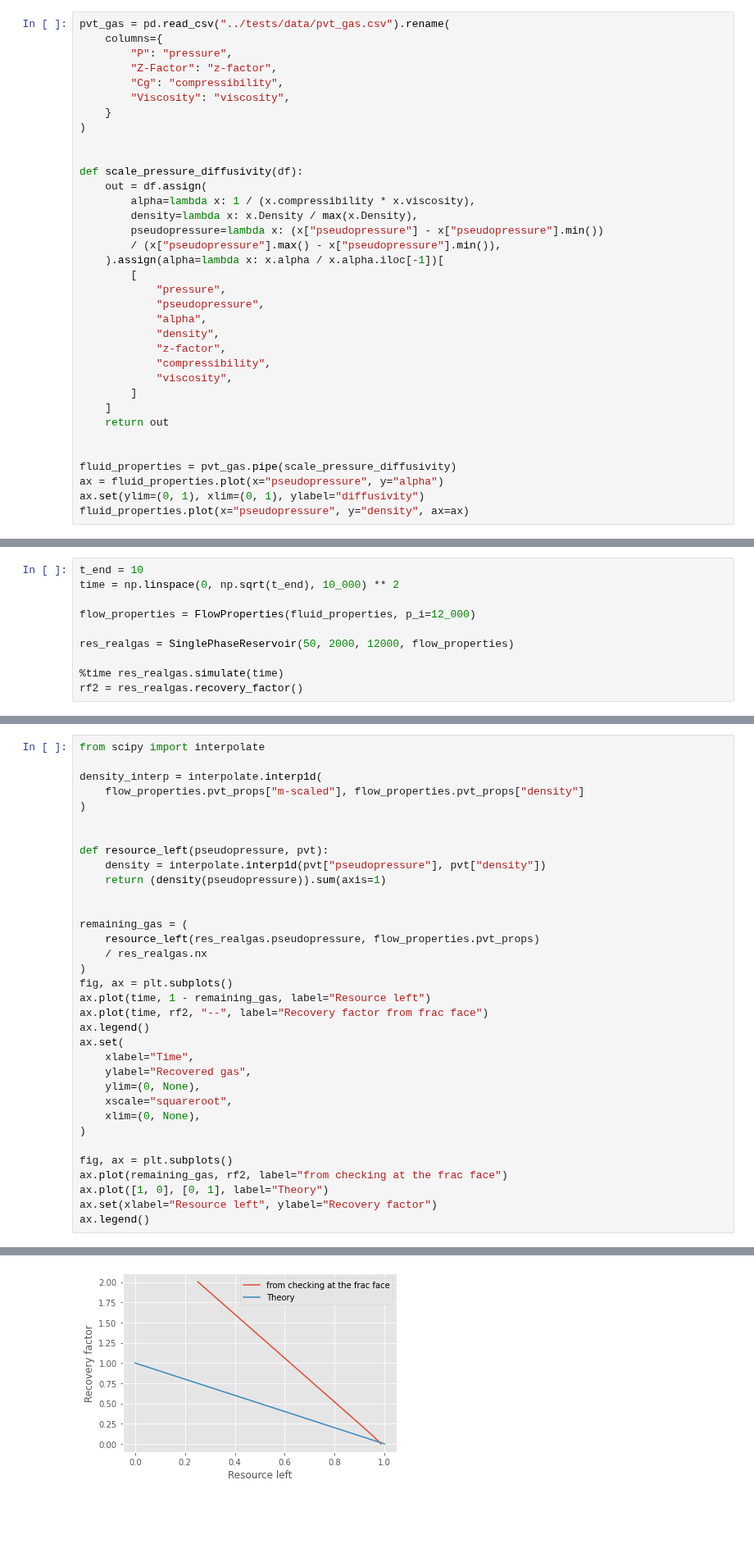
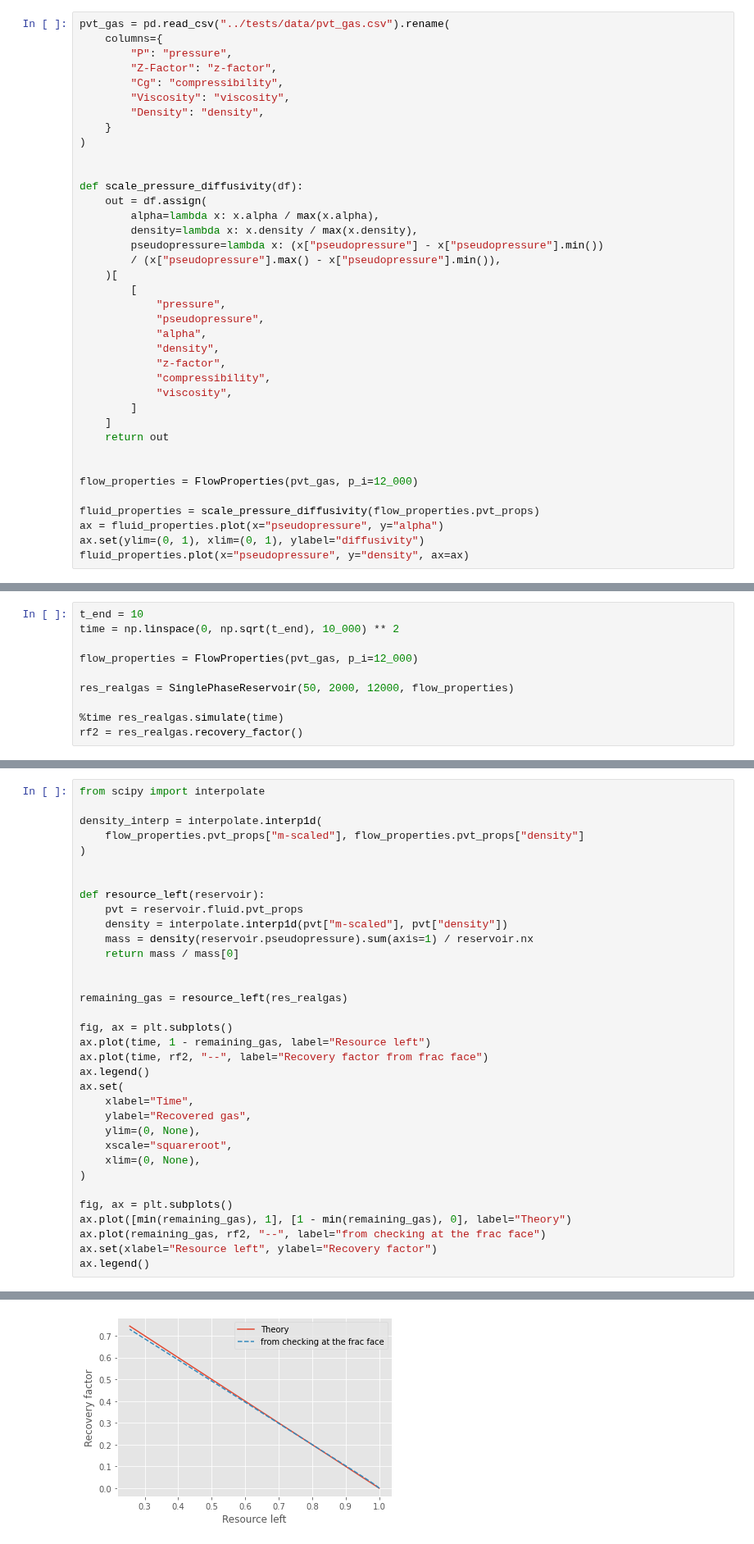
Before and after one commit to frank1010111/bluebonnet, a Jupyter notebook: docs/flow.ipynb, the cells around one changed output, grey strips where cells are left out. Shown at 82% size. Saved outputs shown, nothing was run; the diff lists cells and outputs as text; blank space fills up the shorter version.

```diff
--- a/docs/flow.ipynb
+++ b/docs/flow.ipynb
@@ -59,17 +59,18 @@ pvt_gas = pd.read_csv("../tests/data/pvt_gas.csv").rename(
         "Z-Factor": "z-factor",
         "Cg": "compressibility",
         "Viscosity": "viscosity",
+        "Density": "density",
     }
 )
 
 
 def scale_pressure_diffusivity(df):
     out = df.assign(
-        alpha=lambda x: 1 / (x.compressibility * x.viscosity),
-        density=lambda x: x.Density / max(x.Density),
+        alpha=lambda x: x.alpha / max(x.alpha),
+        density=lambda x: x.density / max(x.density),
         pseudopressure=lambda x: (x["pseudopressure"] - x["pseudopressure"].min())
         / (x["pseudopressure"].max() - x["pseudopressure"].min()),
-    ).assign(alpha=lambda x: x.alpha / x.alpha.iloc[-1])[
+    )[
         [
             "pressure",
             "pseudopressure",
@@ -83,7 +84,9 @@ def scale_pressure_diffusivity(df):
     return out
 
 
-fluid_properties = pvt_gas.pipe(scale_pressure_diffusivity)
+flow_properties = FlowProperties(pvt_gas, p_i=12_000)
+
+fluid_properties = scale_pressure_diffusivity(flow_properties.pvt_props)
 ax = fluid_properties.plot(x="pseudopressure", y="alpha")
 ax.set(ylim=(0, 1), xlim=(0, 1), ylabel="diffusivity")
 fluid_properties.plot(x="pseudopressure", y="density", ax=ax)
@@ -96,7 +99,7 @@ In a change from the ideal gas reservoir, we need to process the PVT table with
 t_end = 10
 time = np.linspace(0, np.sqrt(t_end), 10_000) ** 2
 
-flow_properties = FlowProperties(fluid_properties, p_i=12_000)
+flow_properties = FlowProperties(pvt_gas, p_i=12_000)
 
 res_realgas = SinglePhaseReservoir(50, 2000, 12000, flow_properties)
 
@@ -113,15 +131,15 @@ density_interp = interpolate.interp1d(
 )
 
 
-def resource_left(pseudopressure, pvt):
-    density = interpolate.interp1d(pvt["pseudopressure"], pvt["density"])
-    return (density(pseudopressure)).sum(axis=1)
+def resource_left(reservoir):
+    pvt = reservoir.fluid.pvt_props
+    density = interpolate.interp1d(pvt["m-scaled"], pvt["density"])
+    mass = density(reservoir.pseudopressure).sum(axis=1) / reservoir.nx
+    return mass / mass[0]
 
 
-remaining_gas = (
-    resource_left(res_realgas.pseudopressure, flow_properties.pvt_props)
-    / res_realgas.nx
-)
+remaining_gas = resource_left(res_realgas)
+
 fig, ax = plt.subplots()
 ax.plot(time, 1 - remaining_gas, label="Resource left")
 ax.plot(time, rf2, "--", label="Recovery factor from frac face")
@@ -135,8 +153,8 @@ ax.set(
 )
 
 fig, ax = plt.subplots()
-ax.plot(remaining_gas, rf2, label="from checking at the frac face")
-ax.plot([1, 0], [0, 1], label="Theory")
+ax.plot([min(remaining_gas), 1], [1 - min(remaining_gas), 0], label="Theory")
+ax.plot(remaining_gas, rf2, "--", label="from checking at the frac face")
 ax.set(xlabel="Resource left", ylabel="Recovery factor")
 ax.legend()
 # %% [output]
@@ -145,4 +163,4 @@ ax.legend()
-[figure, old version]
+[figure, new version]
 # %%
 ax = plot_pseudopressure(res_realgas)
 
```
Also changed, not shown: parts of 5 cells of this notebook, 1 other file.
